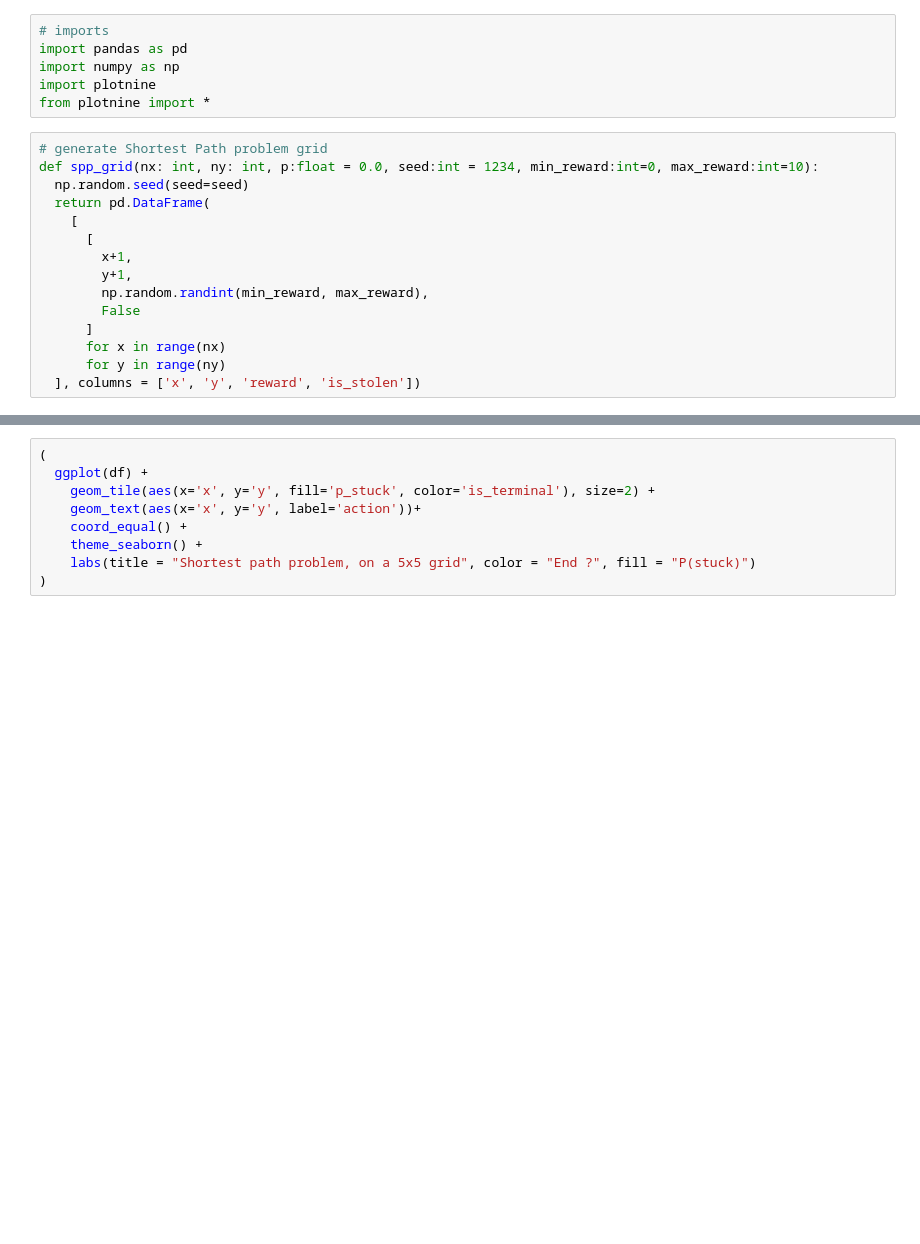
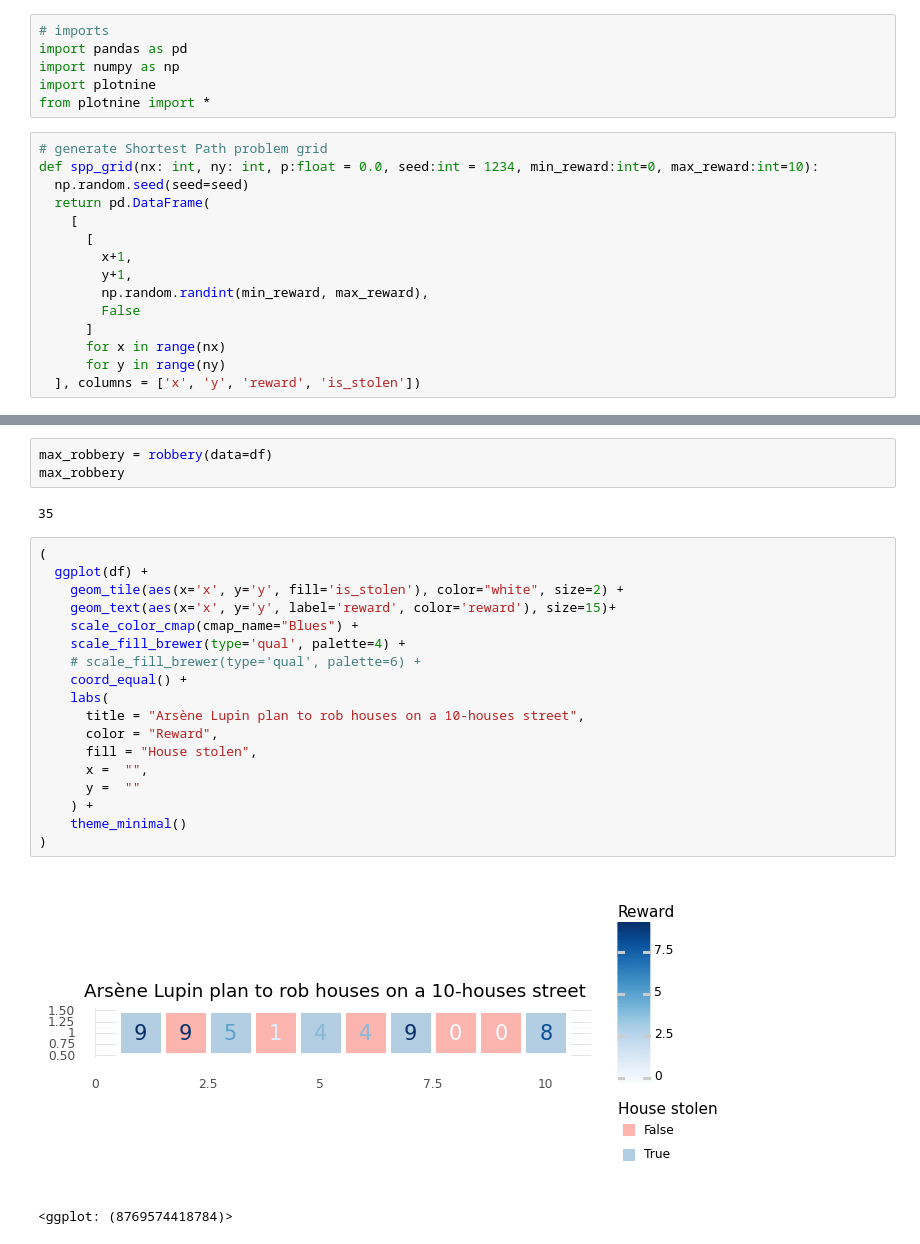
Before and after one commit to alannadevgen/reinforcement-learning, a Jupyter notebook: lupin/lupin.ipynb, the cells around one changed output, grey strips where cells are left out. Cells and saved outputs as stored; diff of their text form; blank space fills up the shorter version.

```diff
--- a/lupin/lupin.ipynb
+++ b/lupin/lupin.ipynb
@@ -125,9 +81,26 @@ get_max_loot(data=df)
+# %%
+max_robbery = robbery(data=df)
+max_robbery
+# %% [output]
+35
 # %%
 (
   ggplot(df) +
-    geom_tile(aes(x='x', y='y', fill='p_stuck', color='is_terminal'), size=2) +
-    geom_text(aes(x='x', y='y', label='action'))+
+    geom_tile(aes(x='x', y='y', fill='is_stolen'), color="white", size=2) +
+    geom_text(aes(x='x', y='y', label='reward', color='reward'), size=15)+
+    scale_color_cmap(cmap_name="Blues") +
+    scale_fill_brewer(type='qual', palette=4) +
+    # scale_fill_brewer(type='qual', palette=6) +
     coord_equal() +
-    theme_seaborn() +
-    labs(title = "Shortest path problem, on a 5x5 grid", color = "End ?", fill = "P(stuck)")
+    labs(
+      title = "Arsène Lupin plan to rob houses on a 10-houses street",
+      color = "Reward",
+      fill = "House stolen",
+      x =  "",
+      y =  ""
+    ) +
+    theme_minimal()
 )
+# %% [output]
+[figure, added]
+<ggplot: (8769574418784)>
```
Also changed, not shown: parts of 6 cells of this notebook.
